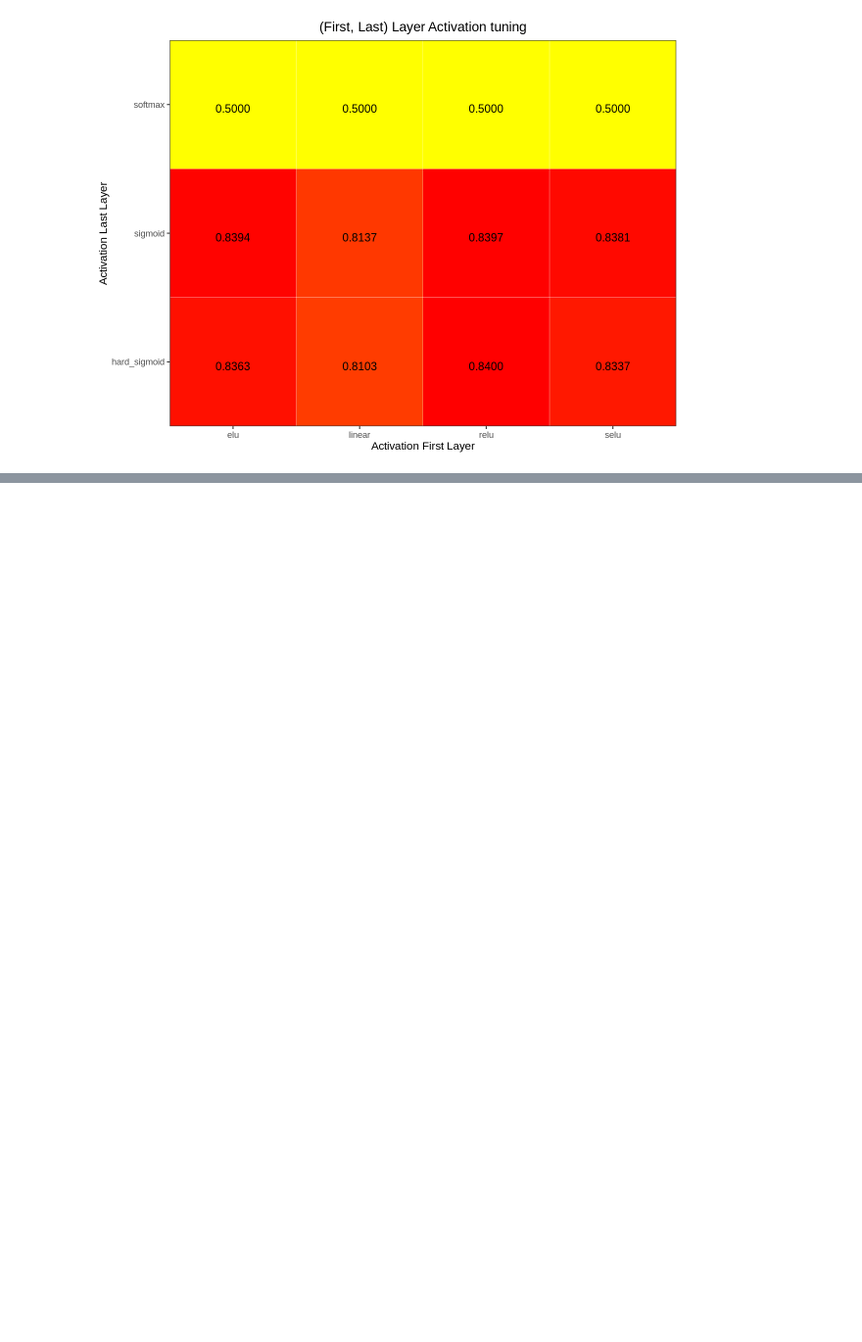
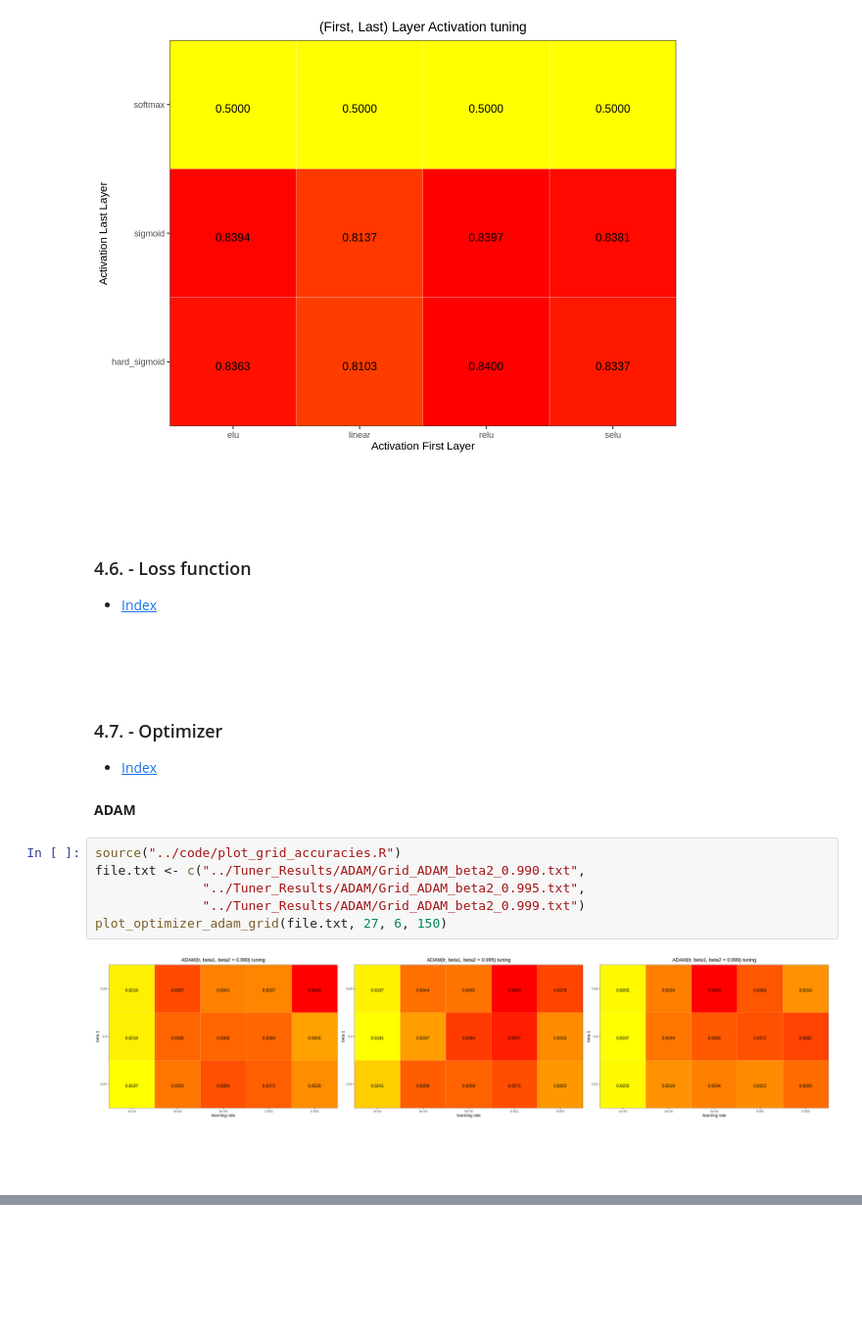
Before and after one commit to mastrovalentz/Adv_Stat_Final_Project, a Jupyter notebook: presentation/presentation.ipynb, the cells around one changed output, grey strips where cells are left out. Shown at 98% size. Saved outputs shown, nothing was run; the diff lists cells and outputs as text; blank space fills up the shorter version.

```diff
--- a/presentation/presentation.ipynb
+++ b/presentation/presentation.ipynb
@@ -390,3 +440,28 @@ file.txt <- c("../Tuner_Results/Activation/Grid_Activation.txt")
 plot_actI_actF_grid(file.txt, 8, 6, 150)
 # %% [output]
 [figure]
+# %% [markdown]
+<br>
+<br>
+# %% [markdown]
+### 4.6. - Loss function <a class="anchor" id="AS4PA_FP.4.6."></a>
+* [Index](#FP.i)
+# %% [markdown]
+<br>
+<br>
+# %% [markdown]
+### 4.7. - Optimizer <a class="anchor" id="AS4PA_FP.4.7."></a>
+* [Index](#FP.i)
+# %% [markdown]
+**ADAM**
+# %%
+source("../code/plot_grid_accuracies.R")
+file.txt <- c("../Tuner_Results/ADAM/Grid_ADAM_beta2_0.990.txt",
+              "../Tuner_Results/ADAM/Grid_ADAM_beta2_0.995.txt",
+              "../Tuner_Results/ADAM/Grid_ADAM_beta2_0.999.txt")
+plot_optimizer_adam_grid(file.txt, 27, 6, 150)
+# %% [output]
+[figure, added]
+# %% [markdown]
+<br>
+<br>
```
Also changed, not shown: parts of 18 cells of this notebook, 4 other files.
